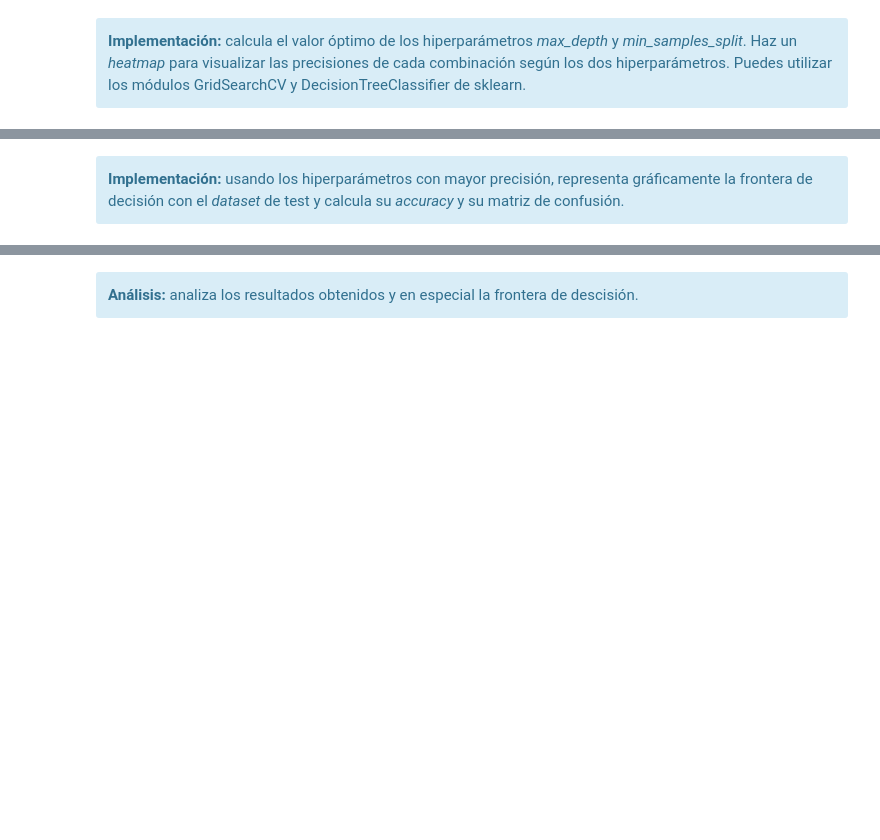
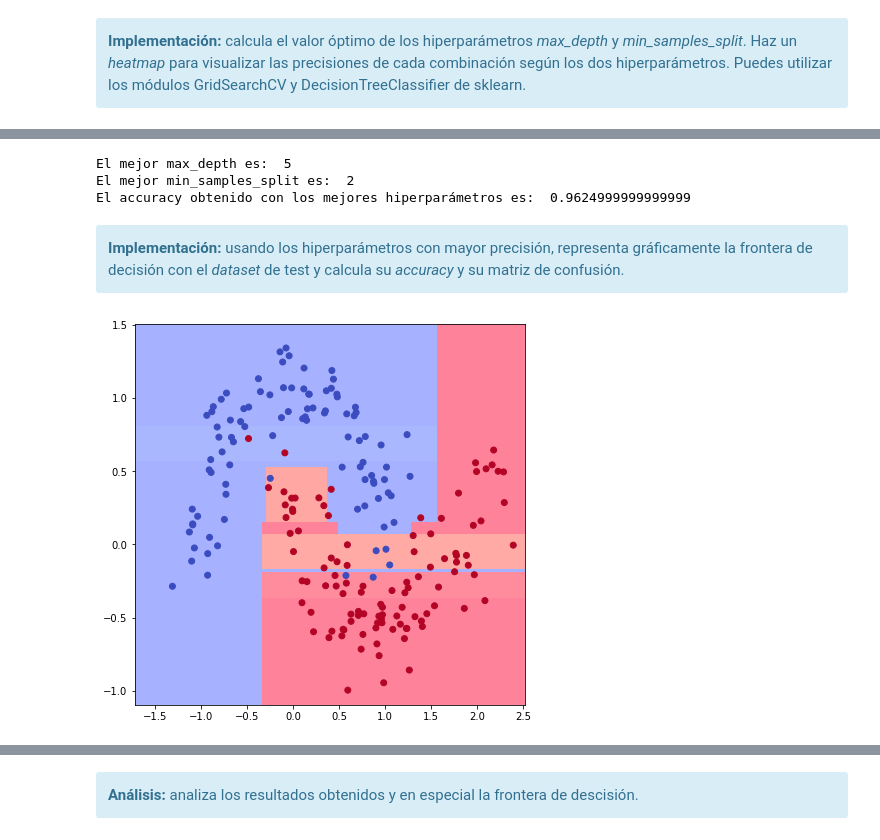
Before and after one commit to mariousm/Data-Science-Master, a Jupyter notebook: 2021-22/PrimerSemestre/Mineria/PEC3/20211_M2.855_PEC3_Enunciado.ipynb, the cells around one changed output, grey strips where cells are left out. Drawn from its saved outputs; the diff is of its cells as text; code cells hidden in the pictures; blank space fills up the shorter version.

```diff
--- a/2021-22/PrimerSemestre/Mineria/PEC3/20211_M2.855_PEC3_Enunciado.ipynb
+++ b/2021-22/PrimerSemestre/Mineria/PEC3/20211_M2.855_PEC3_Enunciado.ipynb
@@ -378,4 +418,32 @@ Igual que en los casos anteriores, utilizaremos validación cruzada (*cross-vali
+# %%
+print("El mejor max_depth es: ", modelo_GridSearchCSV.best_params_["max_depth"])
+print("El mejor min_samples_split es: ", modelo_GridSearchCSV.best_params_["min_samples_split"])
+print("El accuracy obtenido con los mejores hiperparámetros es: ", modelo_GridSearchCSV.best_score_)
+# %% [output]
+El mejor max_depth es:  5
+El mejor min_samples_split es:  2
+El accuracy obtenido con los mejores hiperparámetros es:  0.9624999999999999
 # %% [markdown]
 <div class="alert alert-block alert-info">
 <strong>Implementación:</strong> usando los hiperparámetros con mayor precisión, representa gráficamente la frontera de decisión con el <i>dataset</i> de test y calcula su <i>accuracy</i> y su matriz de confusión.
 </div>
+# %%
+# Creación del modelo con los hiperparámetros con mayor precisión
+modelo_dtc = DecisionTreeClassifier(
+    random_state=0,
+    max_depth=modelo_GridSearchCSV.best_params_["max_depth"],
+    min_samples_split=modelo_GridSearchCSV.best_params_["min_samples_split"]
+)
+
+# Ajustamos el modelo
+modelo_dtc = modelo_dtc.fit(X_train, y_train)
+
+# Representación de la frontera de decisión
+plot_decision_boundaries(
+    X_test[:,0],
+    X_test[:,1],
+    y_test,
+    modelo_dtc
+)
+# %% [output]
+[figure, added]
```
Also changed, not shown: parts of 12 cells of this notebook.
